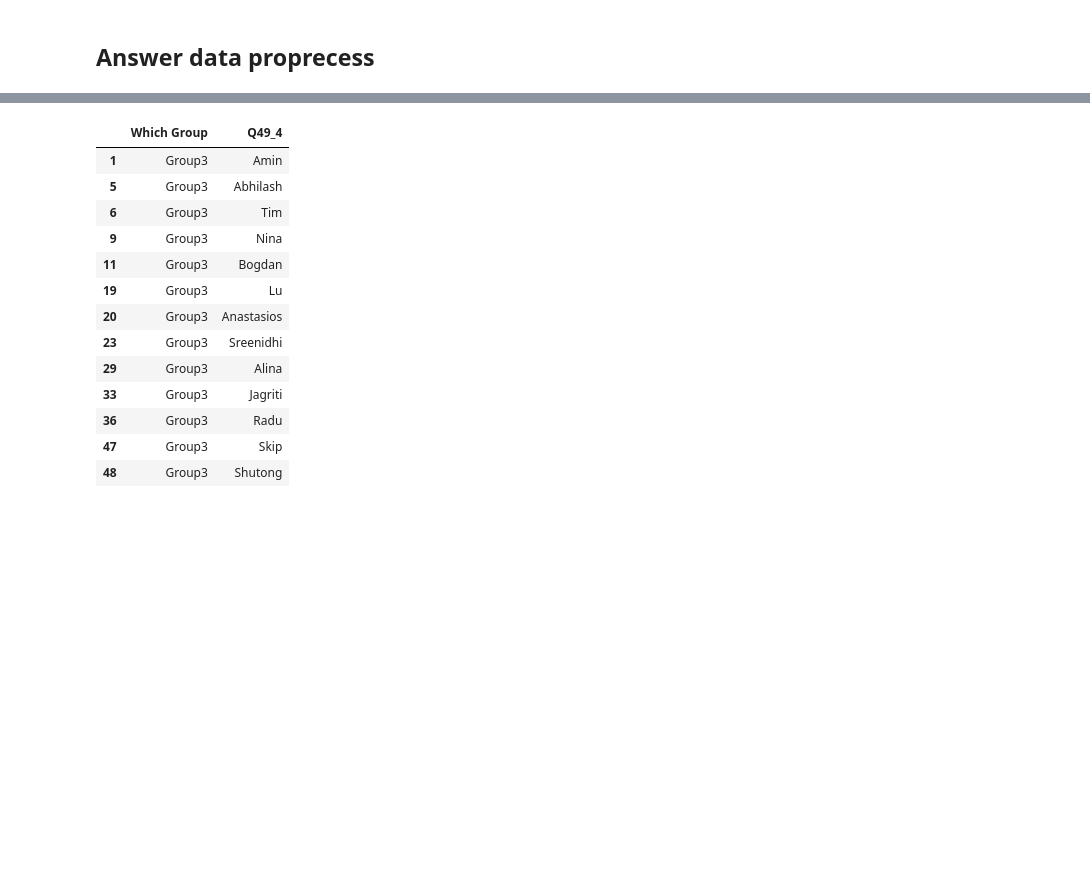
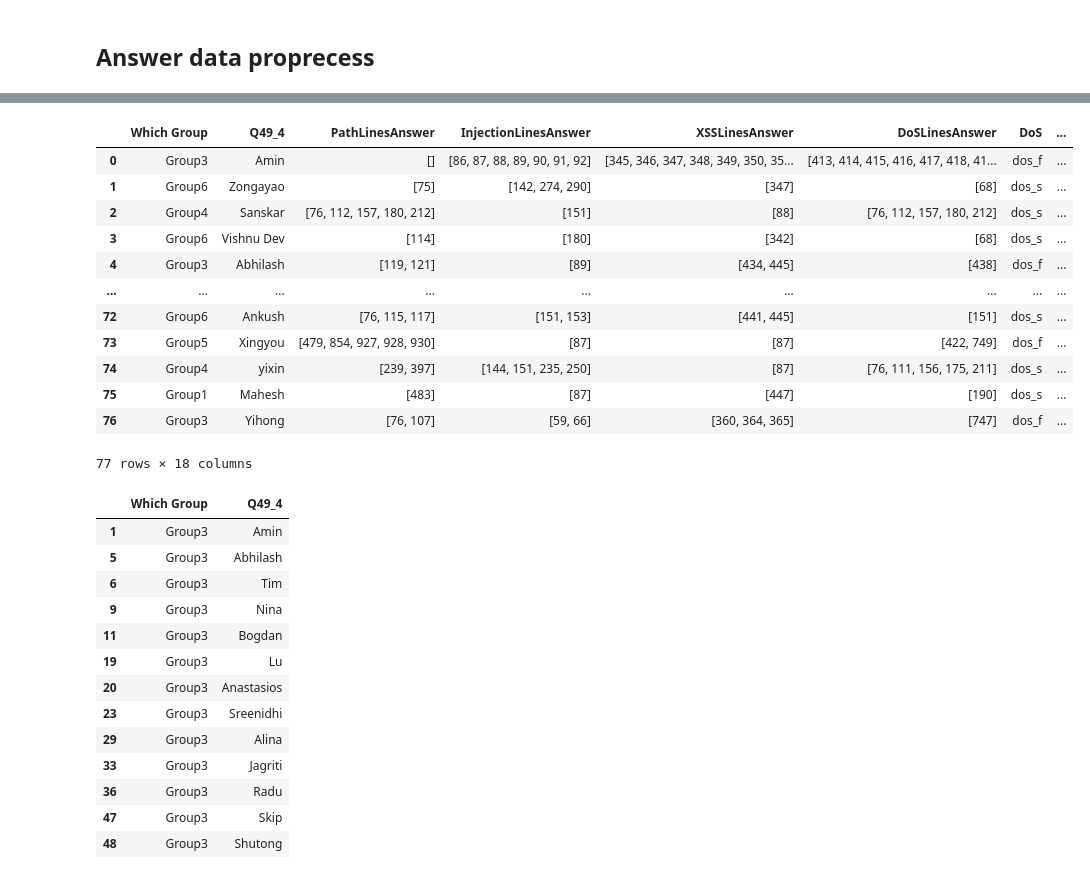
Before and after one commit to HarryZhangHH/SecurityMeasurementExperiment, a Jupyter notebook: assignment2/experiment.ipynb, the cells around one changed output, grey strips where cells are left out. Drawn from its saved outputs; the diff is of its cells as text; code cells hidden in the pictures; blank space fills up the shorter version.

```diff
--- a/assignment2/experiment.ipynb
+++ b/assignment2/experiment.ipynb
@@ -47,13 +47,15 @@ Gropu4: dos_s.java; path_s.java; user_f.java; xss_f.java <br />
 # %%
 gt = {'dos_f': [463,475,534], 'dos_s':[51,55,109],
       'path_f': [368,383,384,859,860], 'path_s': [76,78,79,119,120],
+      'user_f': [286, 287, 288, 289, 290, 291, 292, 293, 294, 295],
+      'user_s': [86, 87, 88, 89, 90, 91, 92],
       'xss_f':[429,430,450,451], 'xss_s':[69,70,75,76]}
-group = {1:['dos_s','path_f','user_s','xss_f'],
-         2:['dos_f','path_s','user_f','xss_s'],
-         3:['dos_f','path_s','user_s','xss_f'],
-         4:['dos_s','path_f','user_f','xss_s'],
-         5:['dos_f','path_f','user_s','xss_s'],
-         6:['dos_s','path_s','user_f','xss_f']}
+group = {'Group1':['dos_s','path_f','user_s','xss_f'],
+         'Group2':['dos_f','path_s','user_f','xss_s'],
+         'Group3':['dos_f','path_s','user_s','xss_f'],
+         'Group4':['dos_s','path_f','user_f','xss_s'],
+         'Group5':['dos_f','path_f','user_s','xss_s'],
+         'Group6':['dos_s','path_s','user_f','xss_f']}
 # %%
 experiment_data.where(experiment_data['Q129']=='Yes', inplace=True)
 train_data.where(train_data['Agree']=='Yes', inplace=True)
@@ -203,6 +206,33 @@ DoSLines
 | 75 | Group1 | Mahesh | [483] | [87] | [447] | [190] |
 | 76 | Group3 | Yihong | [76, 107] | [59, 66] | [360, 364, 365] | [747] |
 77 rows × 6 columns
+# %%
+question = ['DoS','Path','Injection','XSS']
+df_question_code = pd.DataFrame(df_answer['Which Group'].map(group).to_list(), columns=question)
+df_answer_new = df_answer.merge(df_question_code, left_index=True, right_index=True)
+for q in question:
+    df_answer_new[q+'Correct'] = df_answer_new[q].map(gt)
+
+for q in question:
+    df_answer_new[q+'Count'] = [len(set(a).intersection(b)) for a, b in zip(df_answer_new[q+'Correct'], df_answer[q+'LinesAnswer'])]
+# df_answer_new
+# df_answer['DoSLinesAnswer'].apply(lambda x:len(set(x).intersection(gt.get('dos_f'))))
+# df_question_code['dos'].map(gt)
+df_answer_new
+# %% [output]
+|  | Which Group | Q49_4 | PathLinesAnswer | InjectionLinesAnswer | XSSLinesAnswer | DoSLinesAnswer | DoS | ... |
+| 0 | Group3 | Amin | [] | [86, 87, 88, 89, 90, 91, 92] | [345, 346, 347, 348, 349, 350, 35... | [413, 414, 415, 416, 417, 418, 41... | dos_f | ... |
+| 1 | Group6 | Zongayao | [75] | [142, 274, 290] | [347] | [68] | dos_s | ... |
+| 2 | Group4 | Sanskar | [76, 112, 157, 180, 212] | [151] | [88] | [76, 112, 157, 180, 212] | dos_s | ... |
+| 3 | Group6 | Vishnu Dev | [114] | [180] | [342] | [68] | dos_s | ... |
+| 4 | Group3 | Abhilash | [119, 121] | [89] | [434, 445] | [438] | dos_f | ... |
+| ... | ... | ... | ... | ... | ... | ... | ... | ... |
+| 72 | Group6 | Ankush | [76, 115, 117] | [151, 153] | [441, 445] | [151] | dos_s | ... |
+| 73 | Group5 | Xingyou | [479, 854, 927, 928, 930] | [87] | [87] | [422, 749] | dos_f | ... |
+| 74 | Group4 | yixin | [239, 397] | [144, 151, 235, 250] | [87] | [76, 111, 156, 175, 211] | dos_s | ... |
+| 75 | Group1 | Mahesh | [483] | [87] | [447] | [190] | dos_s | ... |
+| 76 | Group3 | Yihong | [76, 107] | [59, 66] | [360, 364, 365] | [747] | dos_f | ... |
+77 rows × 18 columns
 # %%
 experiment_data.where(experiment_data['Which Group']=='Group3')[['Which Group','Q49_4']].dropna()
 # %% [output]
```
Also changed, not shown: parts of 2 cells of this notebook.
